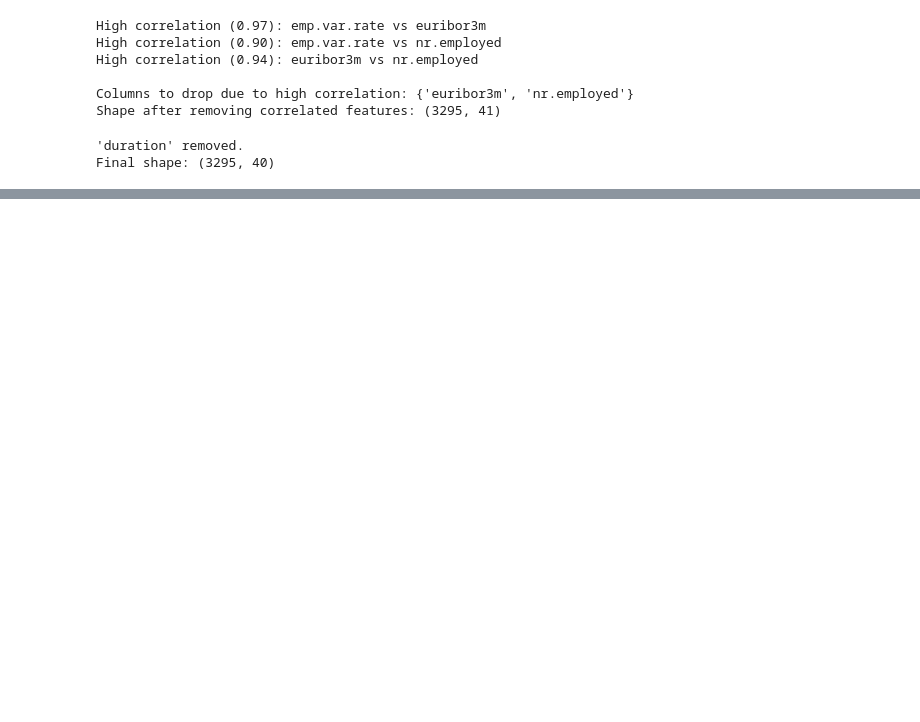
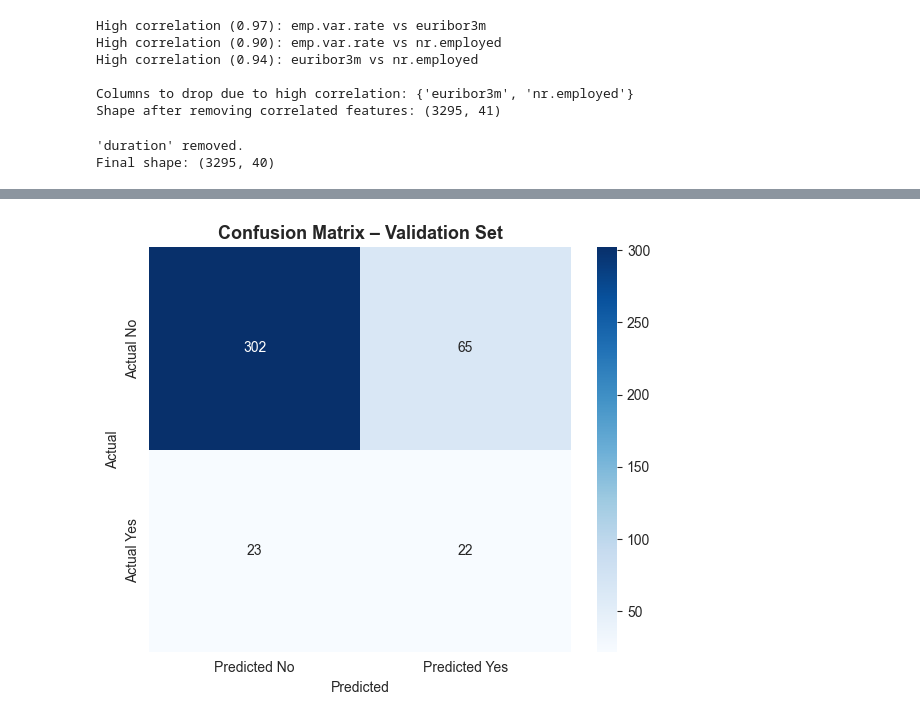
Before and after one commit to spaparo/ML-fundamentals-2026, a Jupyter notebook: assignment_1_sofia_paparo.ipynb, the cells around one changed output, grey strips where cells are left out. Cells and saved outputs as stored; diff of their text form; code cells hidden in the pictures; blank space fills up the shorter version.

```diff
--- a/assignment_1_sofia_paparo.ipynb
+++ b/assignment_1_sofia_paparo.ipynb
@@ -523,0 +592,11 @@ Final shape: (3295, 40)
+# %%
+from imblearn.over_sampling import SMOTE
+
+print("Shape before SMOTE:", X_train.shape)
+print("Class counts before SMOTE:", pd.Series(y_train).value_counts().to_dict())
+
+smote = SMOTE(random_state=42)
+X_train_resampled, y_train_resampled = smote.fit_resample(X_train, y_train_enc)
+
+print("\nShape after SMOTE:", X_train_resampled.shape)
+print("Class counts after SMOTE:", pd.Series(y_train_resampled).value_counts().to_dict())
@@ -523,0 +630,7 @@ Final shape: (3295, 40)
+# %%
+from sklearn.linear_model import LogisticRegression
+
+lr = LogisticRegression(random_state=42, max_iter=1000)
+lr.fit(X_train_resampled, y_train_resampled)
+
+print("Model trained successfully!")
@@ -523,0 +639,5 @@ Final shape: (3295, 40)
+# %%
+y_val_pred = lr.predict(X_val)
+
+print("Predictions generated!")
+print(f"Unique predicted classes: {set(y_val_pred)}")
@@ -523,0 +674,18 @@ Final shape: (3295, 40)
+# %%
+from sklearn.metrics import confusion_matrix
+import seaborn as sns
+import matplotlib.pyplot as plt
+
+cm = confusion_matrix(y_val_enc, y_val_pred)
+
+fig, ax = plt.subplots(figsize=(6, 5))
+sns.heatmap(cm, annot=True, fmt='d', cmap='Blues',
+            xticklabels=['Predicted No', 'Predicted Yes'],
+            yticklabels=['Actual No', 'Actual Yes'], ax=ax)
+ax.set_title('Confusion Matrix – Validation Set', fontsize=13, fontweight='bold')
+ax.set_ylabel('Actual')
+ax.set_xlabel('Predicted')
+plt.tight_layout()
+plt.show()
+# %% [output]
+[figure, added]
```
Also changed, not shown: parts of 15 cells of this notebook.
